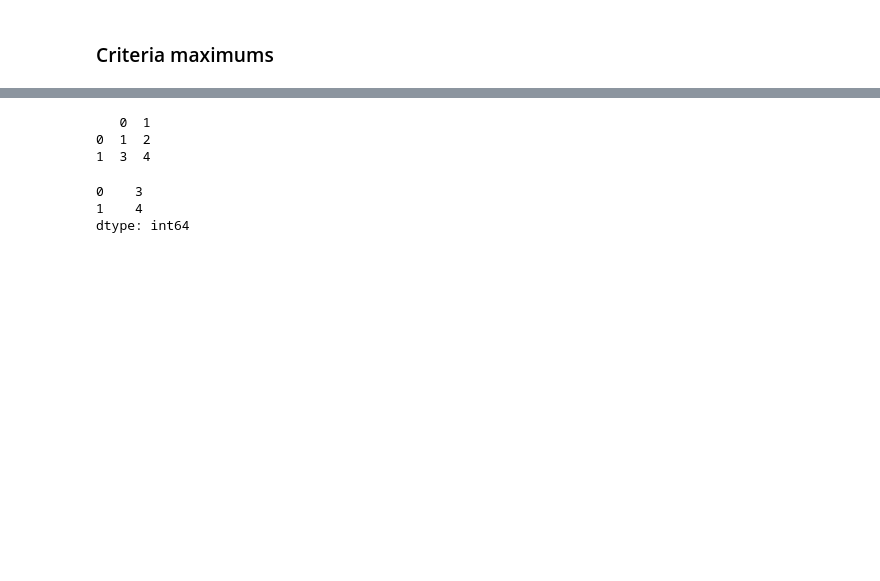
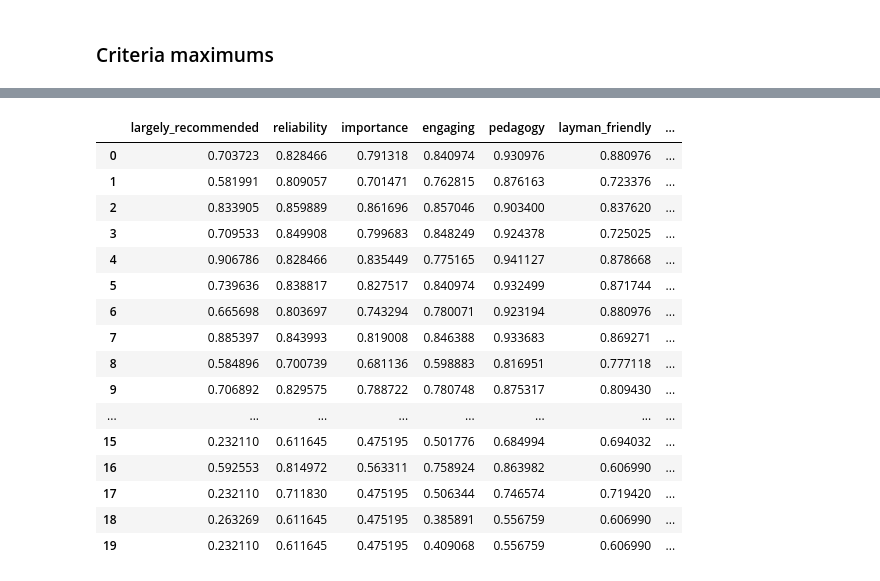
Before and after one commit to ArfyK/tournesol-dpp, a Jupyter notebook: bundle_statistics.ipynb, the cells around one changed output, grey strips where cells are left out. Drawn from its saved outputs; the diff is of its cells as text; code cells hidden in the pictures; blank space fills up the shorter version.

```diff
--- a/bundle_statistics.ipynb
+++ b/bundle_statistics.ipynb
@@ -230,11 +239,20 @@ f.tight_layout()
-# %%
-m=pd.DataFrame(data=[[1, 2], [3, 4]])
-print(m)
-m.max()
-# %% [output]
-   0  1
-0  1  2
-1  3  4
-0    3
-1    4
-dtype: int64
+# %%
+criteria_maximums
+# %% [output]
+|  | largely_recommended | reliability | importance | engaging | pedagogy | layman_friendly | ... |
+| 0 | 0.703723 | 0.828466 | 0.791318 | 0.840974 | 0.930976 | 0.880976 | ... |
+| 1 | 0.581991 | 0.809057 | 0.701471 | 0.762815 | 0.876163 | 0.723376 | ... |
+| 2 | 0.833905 | 0.859889 | 0.861696 | 0.857046 | 0.903400 | 0.837620 | ... |
+| 3 | 0.709533 | 0.849908 | 0.799683 | 0.848249 | 0.924378 | 0.725025 | ... |
+| 4 | 0.906786 | 0.828466 | 0.835449 | 0.775165 | 0.941127 | 0.878668 | ... |
+| 5 | 0.739636 | 0.838817 | 0.827517 | 0.840974 | 0.932499 | 0.871744 | ... |
+| 6 | 0.665698 | 0.803697 | 0.743294 | 0.780071 | 0.923194 | 0.880976 | ... |
+| 7 | 0.885397 | 0.843993 | 0.819008 | 0.846388 | 0.933683 | 0.869271 | ... |
+| 8 | 0.584896 | 0.700739 | 0.681136 | 0.598883 | 0.816951 | 0.777118 | ... |
+| 9 | 0.706892 | 0.829575 | 0.788722 | 0.780748 | 0.875317 | 0.809430 | ... |
+| ... | ... | ... | ... | ... | ... | ... | ... |
+| 15 | 0.232110 | 0.611645 | 0.475195 | 0.501776 | 0.684994 | 0.694032 | ... |
+| 16 | 0.592553 | 0.814972 | 0.563311 | 0.758924 | 0.863982 | 0.606990 | ... |
+| 17 | 0.232110 | 0.711830 | 0.475195 | 0.506344 | 0.746574 | 0.719420 | ... |
+| 18 | 0.263269 | 0.611645 | 0.475195 | 0.385891 | 0.556759 | 0.606990 | ... |
+| 19 | 0.232110 | 0.611645 | 0.475195 | 0.409068 | 0.556759 | 0.606990 | ... |
```
Also changed, not shown: parts of 4 cells of this notebook.
